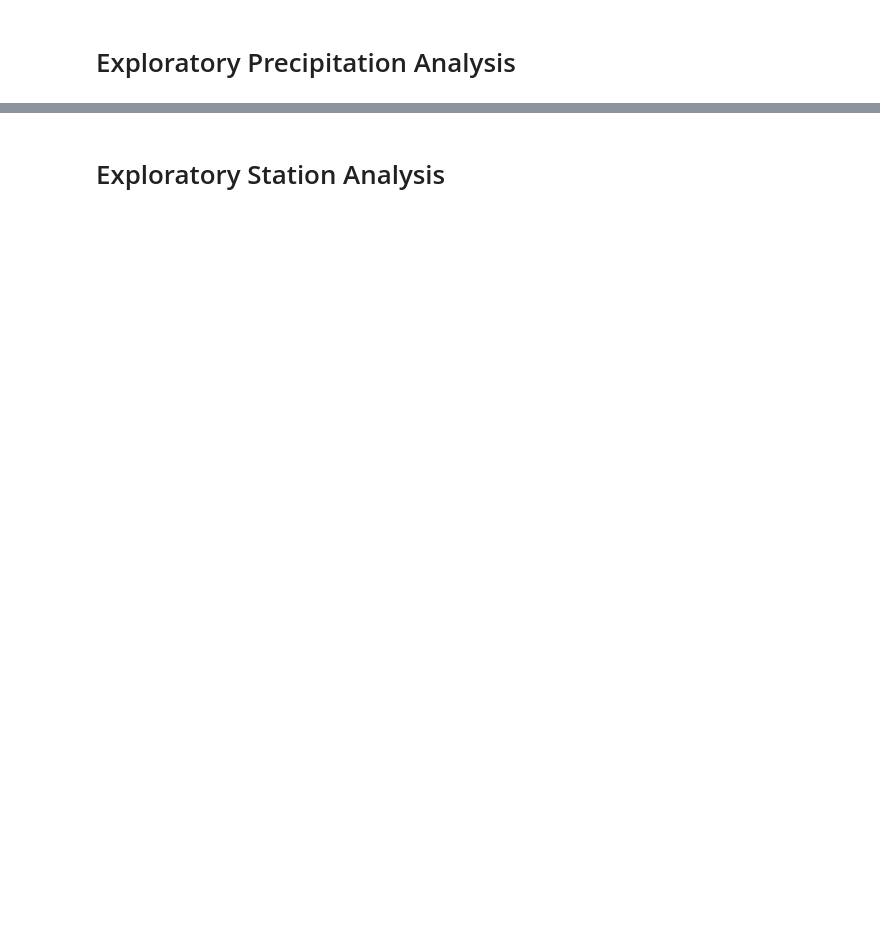
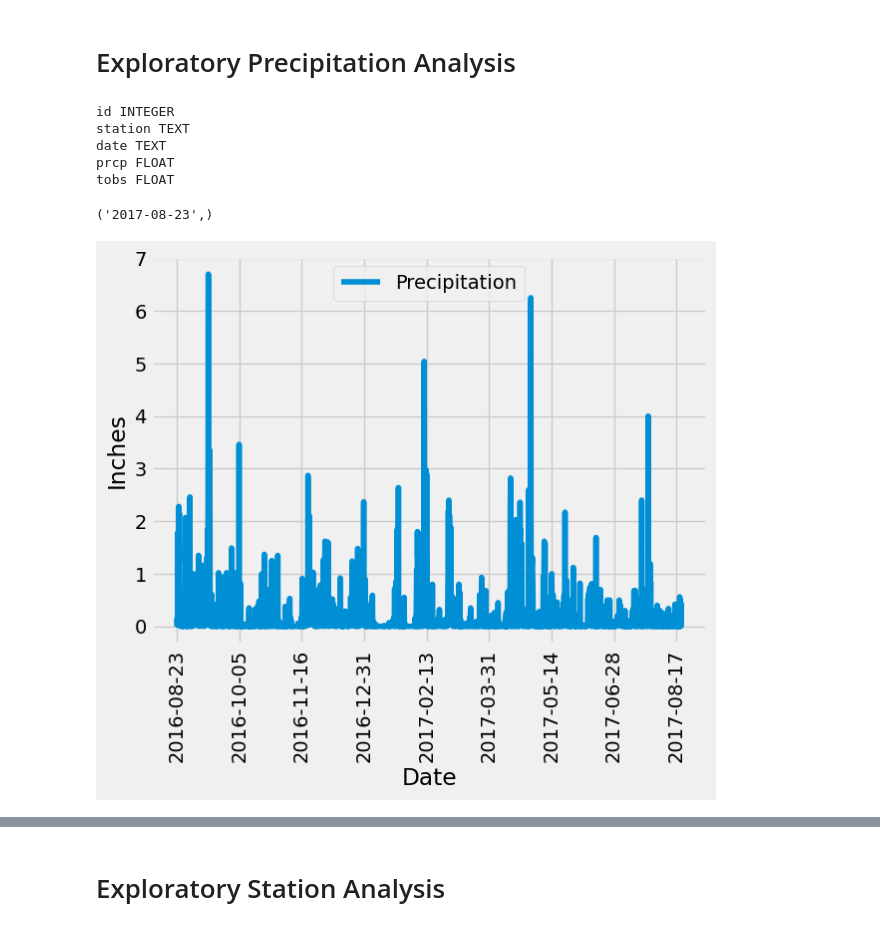
Before and after one commit to eaveltre21189/sqlalchemy-challenge, a Jupyter notebook: Surfs_Up/climate_starter.ipynb, the cells around one changed output, grey strips where cells are left out. Saved outputs shown, nothing was run; the diff lists cells and outputs as text; code cells hidden in the pictures; blank space fills up the shorter version.

```diff
--- a/Surfs_Up/climate_starter.ipynb
+++ b/Surfs_Up/climate_starter.ipynb
@@ -46,21 +43,48 @@ first_row.__dict__
+# %%
+# Inspect engine
+inspector = inspect(engine)
+
+# View column names and types for Measurement table
+columns = inspector.get_columns('Measurement')
+for c in columns:
+    print(c['name'], c['type'])
+# %% [output]
+id INTEGER
+station TEXT
+date TEXT
+prcp FLOAT
+tobs FLOAT
 # %%
 # Find the most recent date in the data set.
+most_recent_date = session.query(Measurement.date).order_by(Measurement.date.desc()).first()
+most_recent_date
+# %% [output]
+('2017-08-23',)
 # %%
 # Design a query to retrieve the last 12 months of precipitation data and plot the results.
 # Starting from the most recent data point in the database.
 
 # Calculate the date one year from the last date in data set.
+year_ago = dt.date(2017, 8, 23) - dt.timedelta(days=365)
 
-
-# Perform a query to retrieve the data and precipitation scores
-
+# Perform a query to retrieve the date and precipitation scores
+precip_data = session.query(Measurement.date, Measurement.prcp).\
+    filter(Measurement.date >= year_ago).\
+    order_by(Measurement.date).all()
 
 # Save the query results as a Pandas DataFrame. Explicitly set the column names
-
+precip_df = pd.DataFrame(precip_data, columns=['Date', 'Precipitation'])
+precip_df.set_index('Date', inplace=True)
+precip_df = precip_df.dropna()
 
 # Sort the dataframe by date
-
+precip_df.sort_values('Date')
 
 # Use Pandas Plotting with Matplotlib to plot the data
+precip_df.plot(rot=90)
+plt.ylabel('Inches')
+plt.show()
+# %% [output]
+[figure, added]
 # %%
 # Use Pandas to calculate the summary statistics for the precipitation data
```
Also changed, not shown: parts of 11 cells of this notebook.
